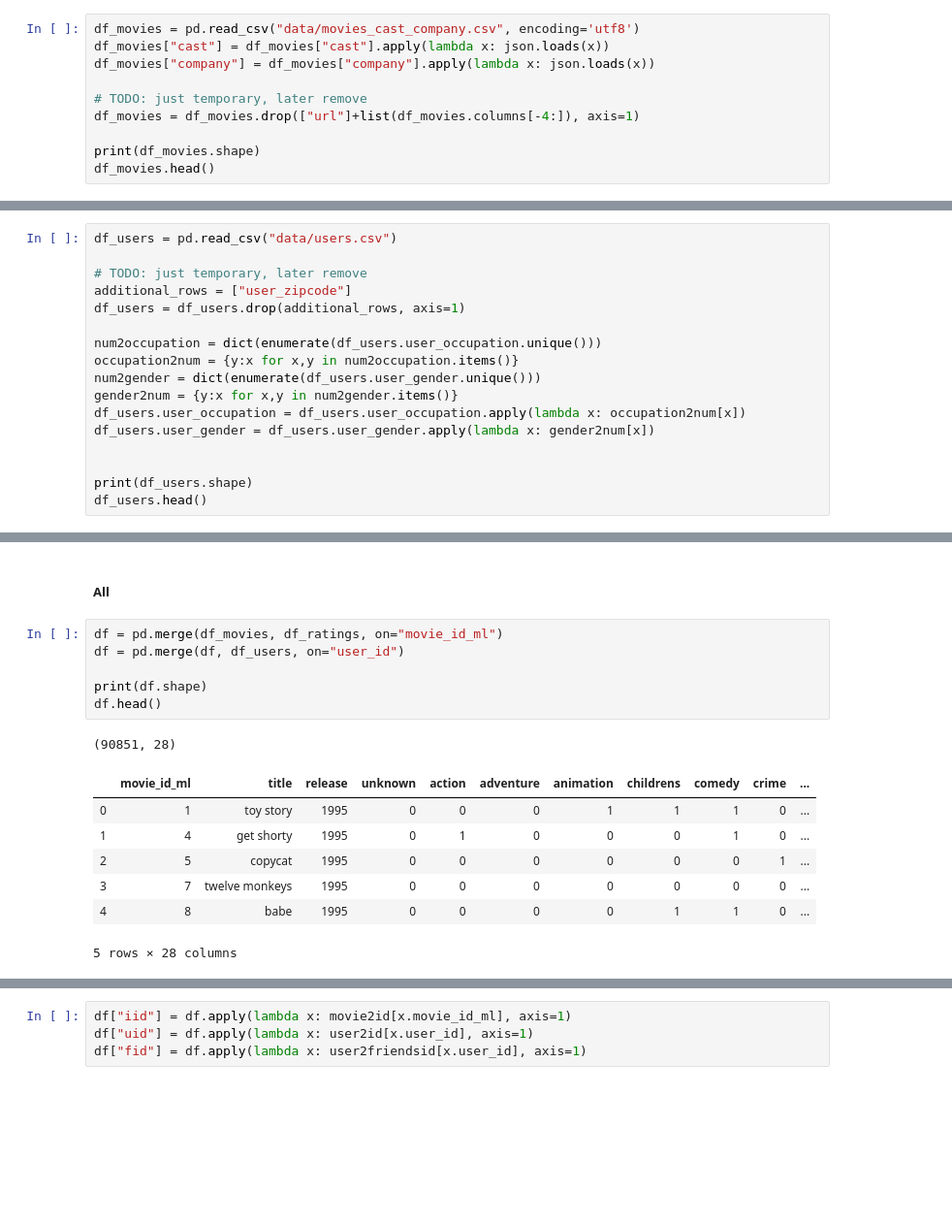
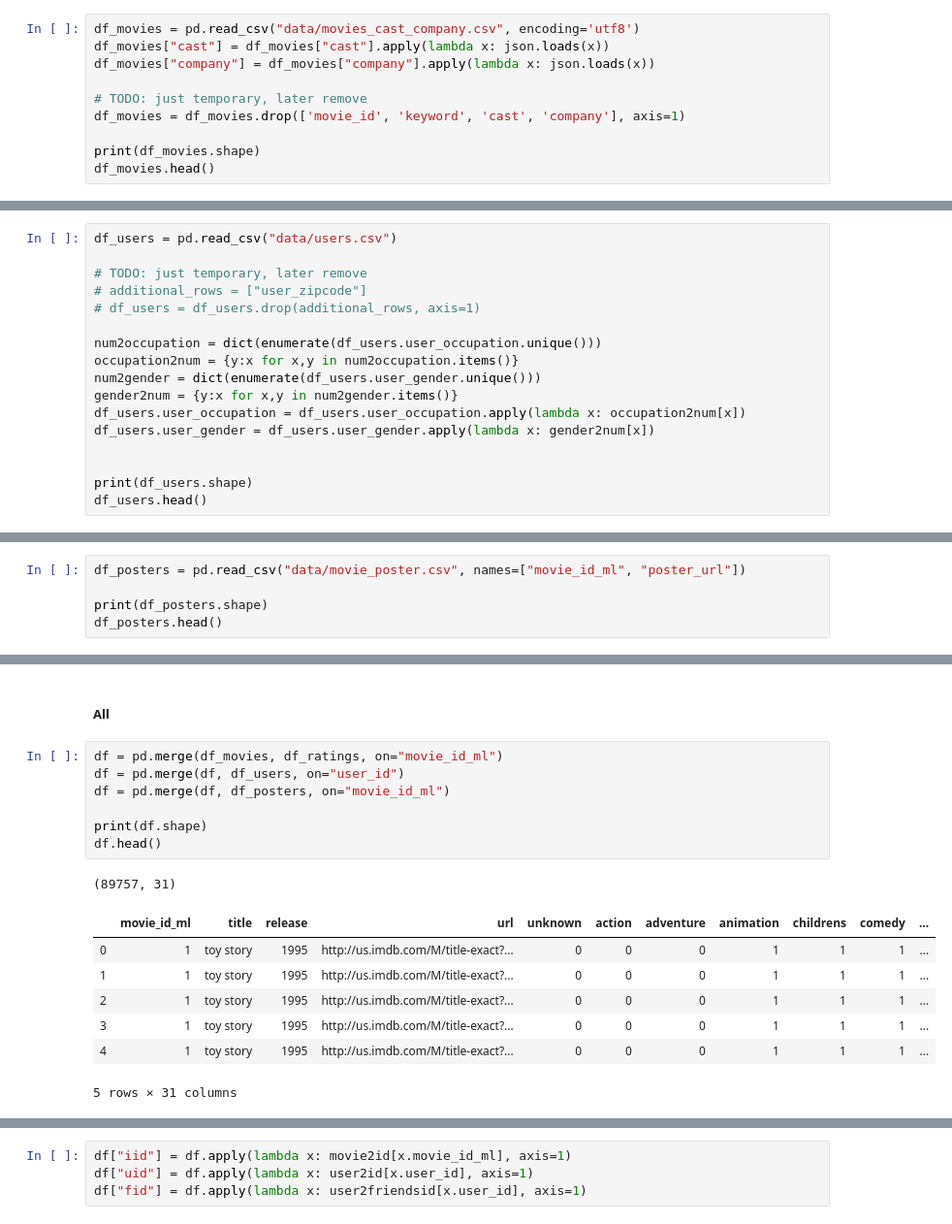
Before and after one commit to Movinder/movielens-imdb-exploration, a Jupyter notebook: movie_recommendation_with_SiameseNN_friends_WEBAPP_jelena.ipynb, the cells around one changed output, grey strips where cells are left out. Shown at 97% size. Cells and saved outputs as stored; diff of their text form; blank space fills up the shorter version.

```diff
--- a/movie_recommendation_with_SiameseNN_friends_WEBAPP_jelena.ipynb
+++ b/movie_recommendation_with_SiameseNN_friends_WEBAPP_jelena.ipynb
@@ -30,7 +30,7 @@ df_movies["cast"] = df_movies["cast"].apply(lambda x: json.loads(x))
 df_movies["company"] = df_movies["company"].apply(lambda x: json.loads(x))
 
 # TODO: just temporary, later remove
-df_movies = df_movies.drop(["url"]+list(df_movies.columns[-4:]), axis=1)
+df_movies = df_movies.drop(['movie_id', 'keyword', 'cast', 'company'], axis=1)
 
 print(df_movies.shape)
 df_movies.head()
@@ -67,8 +67,8 @@ df_ratings.head()
 df_users = pd.read_csv("data/users.csv")
 
 # TODO: just temporary, later remove
-additional_rows = ["user_zipcode"]
-df_users = df_users.drop(additional_rows, axis=1)
+# additional_rows = ["user_zipcode"]
+# df_users = df_users.drop(additional_rows, axis=1)
 
 num2occupation = dict(enumerate(df_users.user_occupation.unique()))
 occupation2num = {y:x for x,y in num2occupation.items()}
@@ -90,0 +91,5 @@ df_users.head()
+# %%
+df_posters = pd.read_csv("data/movie_poster.csv", names=["movie_id_ml", "poster_url"])
+
+print(df_posters.shape)
+df_posters.head()
@@ -93,15 +106,16 @@ df_users.head()
 # %%
 df = pd.merge(df_movies, df_ratings, on="movie_id_ml")
 df = pd.merge(df, df_users, on="user_id")
+df = pd.merge(df, df_posters, on="movie_id_ml")
 
 print(df.shape)
 df.head()
 # %% [output]
-(90851, 28)
+(89757, 31)
-|  | movie_id_ml | title | release | unknown | action | adventure | animation | childrens | comedy | crime | ... |
-| 0 | 1 | toy story | 1995 | 0 | 0 | 0 | 1 | 1 | 1 | 0 | ... |
-| 1 | 4 | get shorty | 1995 | 0 | 1 | 0 | 0 | 0 | 1 | 0 | ... |
-| 2 | 5 | copycat | 1995 | 0 | 0 | 0 | 0 | 0 | 0 | 1 | ... |
-| 3 | 7 | twelve monkeys | 1995 | 0 | 0 | 0 | 0 | 0 | 0 | 0 | ... |
-| 4 | 8 | babe | 1995 | 0 | 0 | 0 | 0 | 1 | 1 | 0 | ... |
+|  | movie_id_ml | title | release | url | unknown | action | adventure | animation | childrens | comedy | ... |
+| 0 | 1 | toy story | 1995 | http://us.imdb.com/M/title-exact?... | 0 | 0 | 0 | 1 | 1 | 1 | ... |
+| 1 | 1 | toy story | 1995 | http://us.imdb.com/M/title-exact?... | 0 | 0 | 0 | 1 | 1 | 1 | ... |
+| 2 | 1 | toy story | 1995 | http://us.imdb.com/M/title-exact?... | 0 | 0 | 0 | 1 | 1 | 1 | ... |
+| 3 | 1 | toy story | 1995 | http://us.imdb.com/M/title-exact?... | 0 | 0 | 0 | 1 | 1 | 1 | ... |
+| 4 | 1 | toy story | 1995 | http://us.imdb.com/M/title-exact?... | 0 | 0 | 0 | 1 | 1 | 1 | ... |
-5 rows × 28 columns
+5 rows × 31 columns
```
Also changed, not shown: parts of 24 cells of this notebook, 1 other file.
